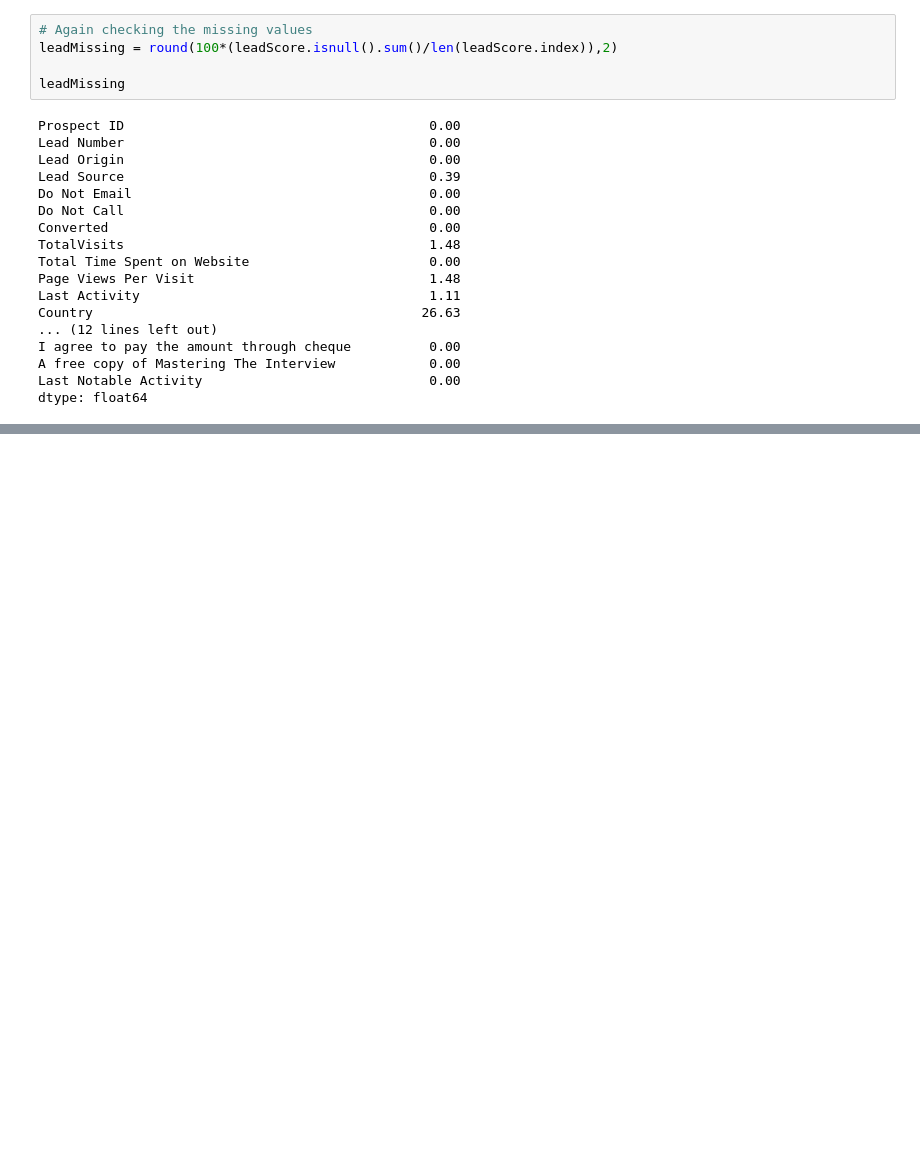
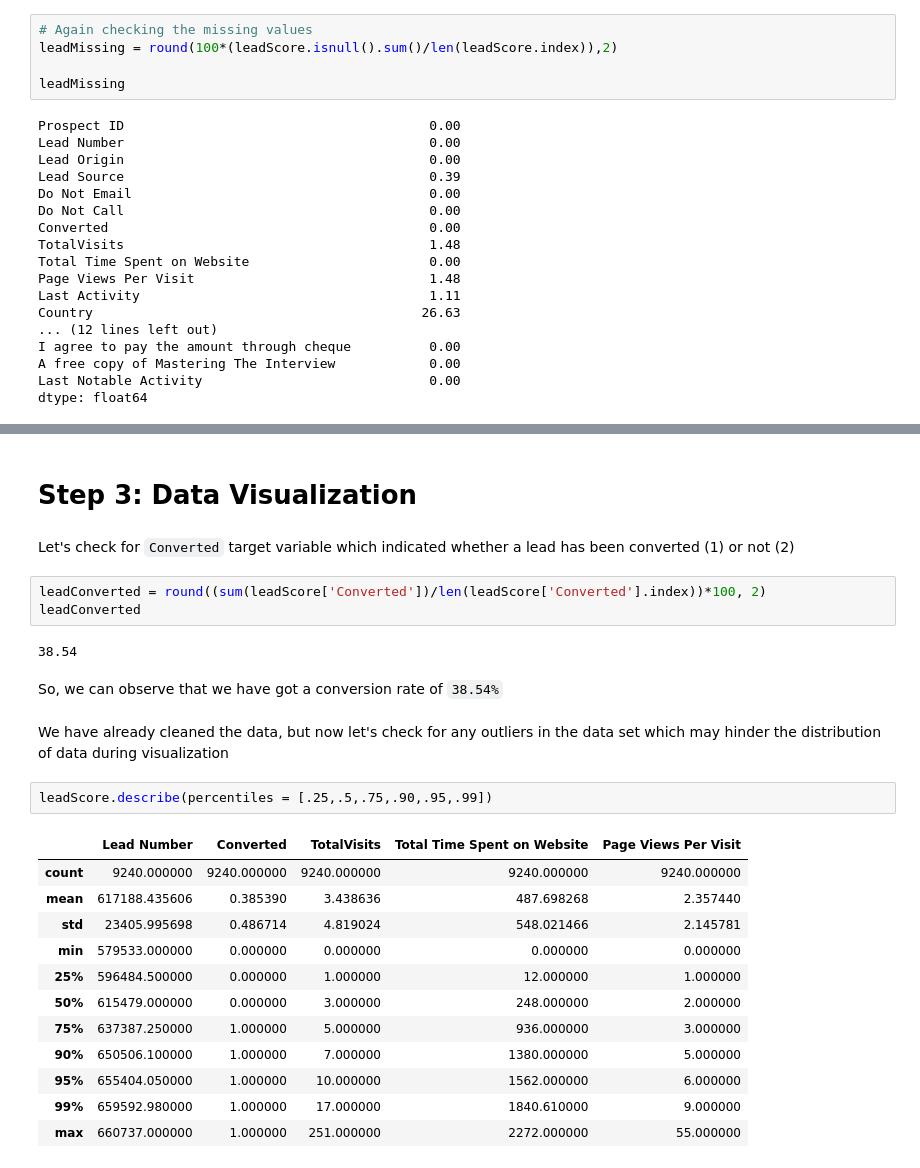
Before and after one commit to ManishDhawal/Lead_Score_Case_Study, a Jupyter notebook: Lead+Scoring+Case+Study.ipynb, the cells around one changed output, grey strips where cells are left out. Drawn from its saved outputs; the diff is of its cells as text; blank space fills up the shorter version.

```diff
--- a/Lead+Scoring+Case+Study.ipynb
+++ b/Lead+Scoring+Case+Study.ipynb
@@ -206,0 +400,28 @@ dtype: float64
+# %% [markdown]
+# Step 3: Data Visualization
+# %% [markdown]
+Let's check for `Converted` target variable which indicated whether a lead has been converted (1) or not (2)
+# %%
+leadConverted = round((sum(leadScore['Converted'])/len(leadScore['Converted'].index))*100, 2)
+leadConverted
+# %% [output]
+38.54
+# %% [markdown]
+So, we can observe that we have got a conversion rate of `38.54%`
+# %% [markdown]
+We have already cleaned the data, but now let's check for any outliers in the data set which may hinder the distribution of data during visualization
+# %%
+leadScore.describe(percentiles = [.25,.5,.75,.90,.95,.99])
+# %% [output]
+|  | Lead Number | Converted | TotalVisits | Total Time Spent on Website | Page Views Per Visit |
+| count | 9240.000000 | 9240.000000 | 9240.000000 | 9240.000000 | 9240.000000 |
+| mean | 617188.435606 | 0.385390 | 3.438636 | 487.698268 | 2.357440 |
+| std | 23405.995698 | 0.486714 | 4.819024 | 548.021466 | 2.145781 |
+| min | 579533.000000 | 0.000000 | 0.000000 | 0.000000 | 0.000000 |
+| 25% | 596484.500000 | 0.000000 | 1.000000 | 12.000000 | 1.000000 |
+| 50% | 615479.000000 | 0.000000 | 3.000000 | 248.000000 | 2.000000 |
+| 75% | 637387.250000 | 1.000000 | 5.000000 | 936.000000 | 3.000000 |
+| 90% | 650506.100000 | 1.000000 | 7.000000 | 1380.000000 | 5.000000 |
+| 95% | 655404.050000 | 1.000000 | 10.000000 | 1562.000000 | 6.000000 |
+| 99% | 659592.980000 | 1.000000 | 17.000000 | 1840.610000 | 9.000000 |
+| max | 660737.000000 | 1.000000 | 251.000000 | 2272.000000 | 55.000000 |
```
Also changed, not shown: parts of 43 cells of this notebook.
